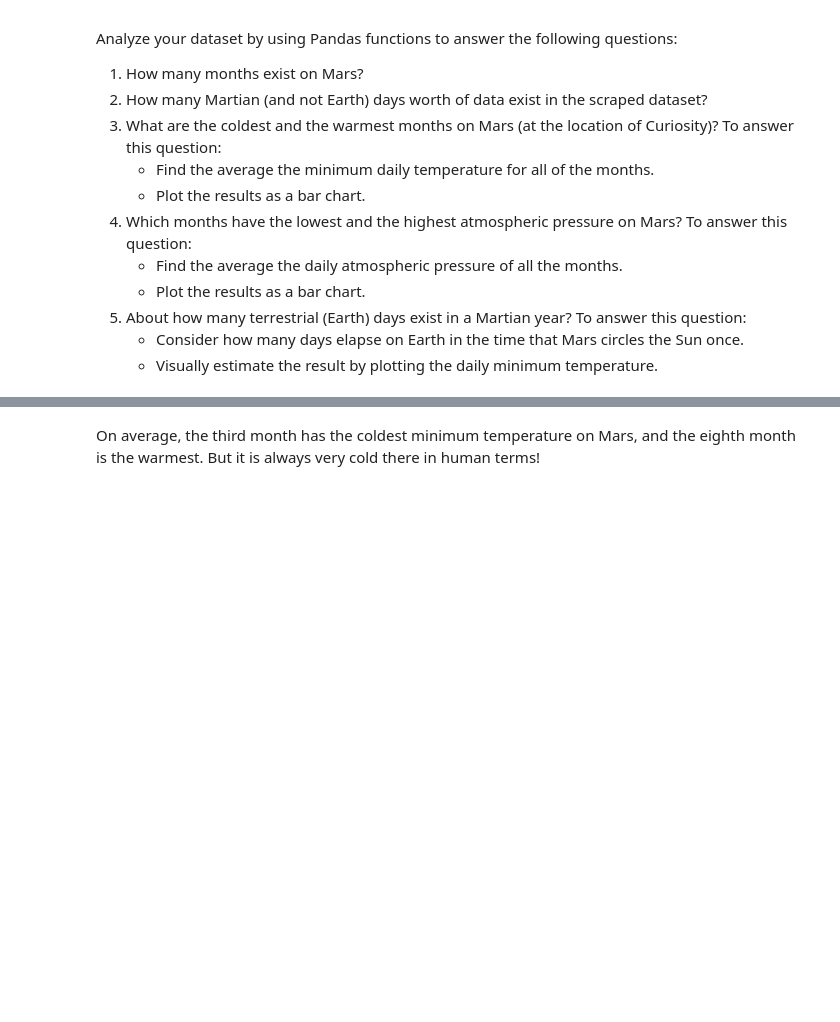
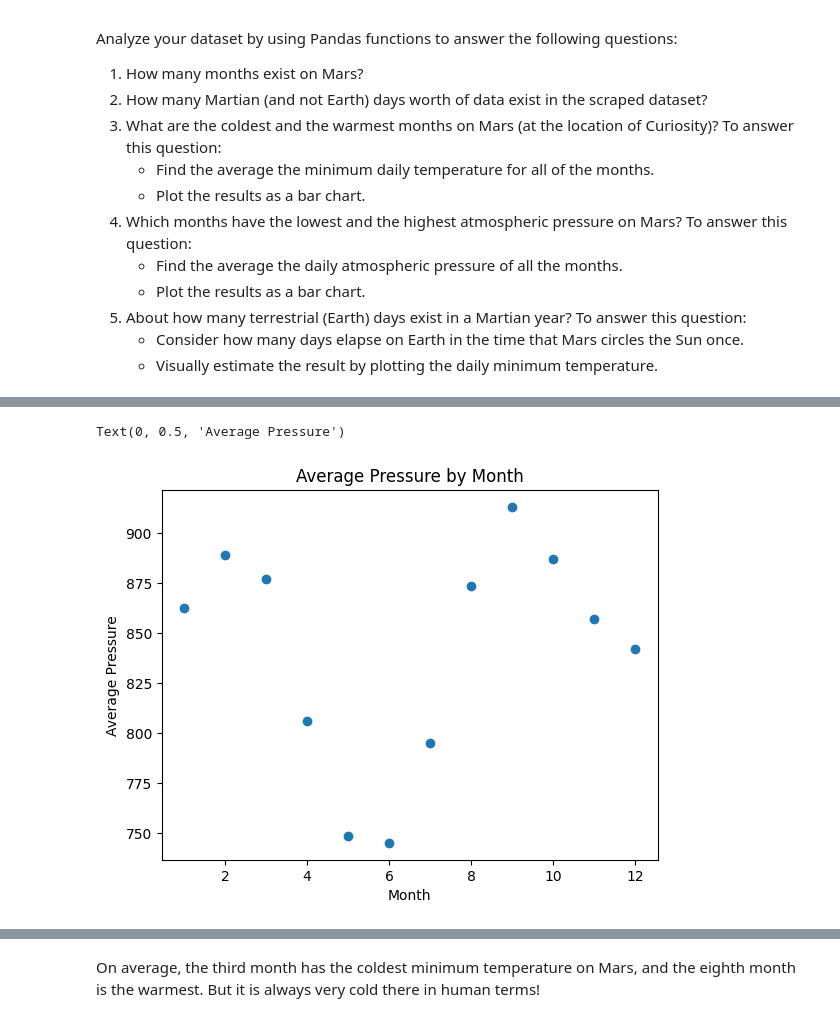
Before and after one commit to ginafender/mars-challenge, a Jupyter notebook: Starter_Code/part_2_mars_weather.ipynb, the cells around one changed output, grey strips where cells are left out. Cells and saved outputs as stored; diff of their text form; code cells hidden in the pictures; blank space fills up the shorter version.

```diff
--- a/Starter_Code/part_2_mars_weather.ipynb
+++ b/Starter_Code/part_2_mars_weather.ipynb
@@ -163,2 +215,4 @@ Analyze your dataset by using Pandas functions to answer the following questions
 # %%
 # 4. Average pressure by Martian month
+avg_press = round((mars_df.groupby("Month")["Pressure"].mean()), 3)
+avg_press
@@ -168,0 +234,12 @@ Analyze your dataset by using Pandas functions to answer the following questions
+# %%
+# Plot the average pressure by month
+x_press = avg_press.index
+y_press = avg_press.values
+
+plt.scatter(x_press, y_press)
+plt.title("Average Pressure by Month")
+plt.xlabel("Month")
+plt.ylabel("Average Pressure")
+# %% [output]
+Text(0, 0.5, 'Average Pressure')
+[figure, added]
```
Also changed, not shown: parts of 15 cells of this notebook, 1 other file.
